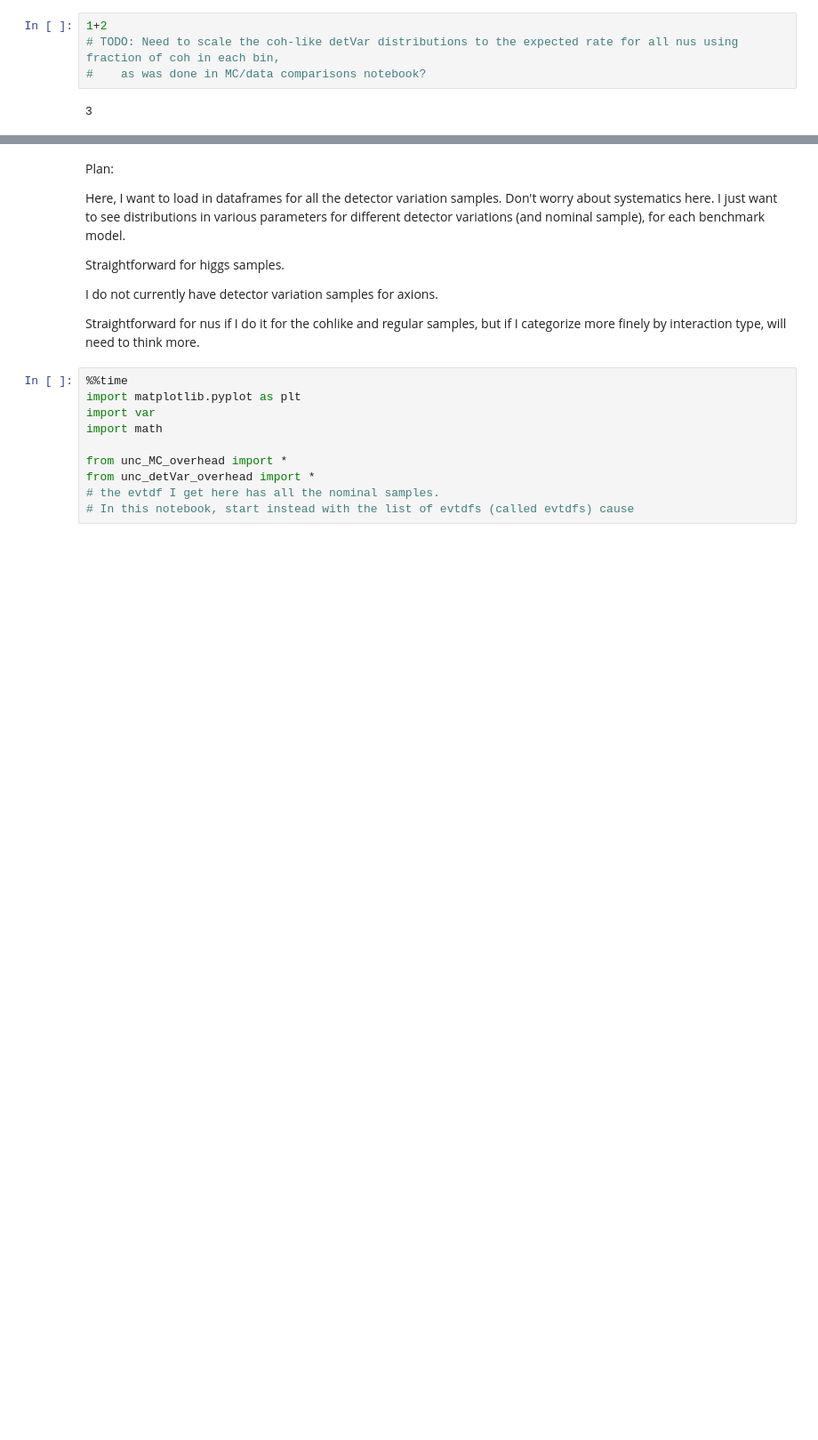
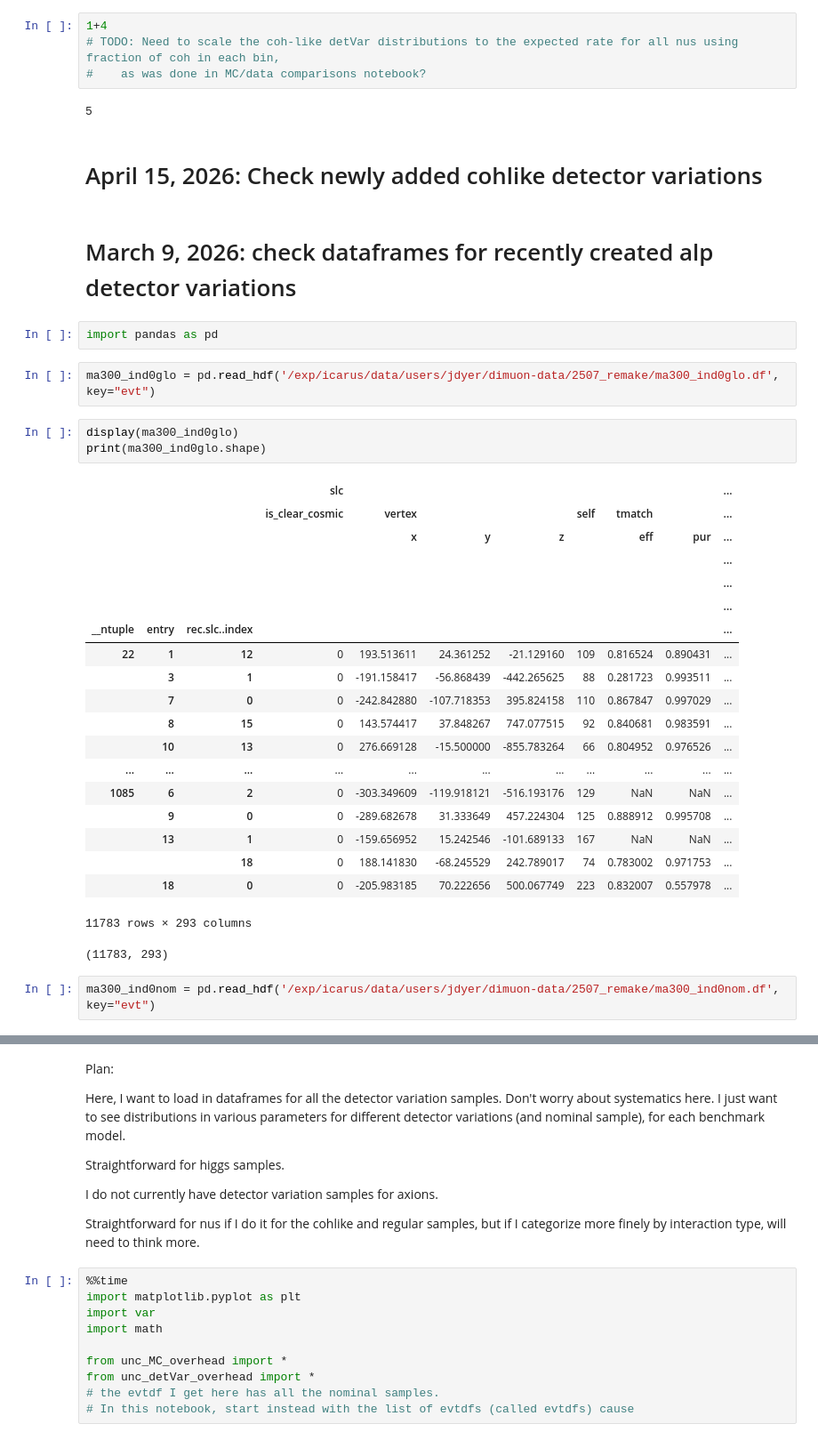
Before and after one commit to SBNSoftware/sbnana, a Jupyter notebook: sbnana/SBNAna/icarus-analysis-villiage/pyana/dimuon-tools/nb/unc_detVar_studies.ipynb, the cells around one changed output, grey strips where cells are left out. Shown at 89% size. Cells and saved outputs as stored; diff of their text form; blank space fills up the shorter version.

Commit message:
branch snapshot April 20, 2026

```diff
--- a/sbnana/SBNAna/icarus-analysis-villiage/pyana/dimuon-tools/nb/unc_detVar_studies.ipynb
+++ b/sbnana/SBNAna/icarus-analysis-villiage/pyana/dimuon-tools/nb/unc_detVar_studies.ipynb
@@ -1,6 +1,40 @@
 # %%
-1+2
+1+4
 # TODO: Need to scale the coh-like detVar distributions to the expected rate for all nus using fraction of coh in each bin,
 #    as was done in MC/data comparisons notebook?
 # %% [output]
-3
+5
+# %% [markdown]
+# April 15, 2026: Check newly added cohlike detector variations
+# %% [markdown]
+# March 9, 2026: check dataframes for recently created alp detector variations
+# %%
+import pandas as pd
+# %%
+ma300_ind0glo = pd.read_hdf('/exp/icarus/data/users/jdyer/dimuon-data/2507_remake/ma300_ind0glo.df', key="evt")
+# %%
+display(ma300_ind0glo)
+print(ma300_ind0glo.shape)
+# %% [output]
+|  |  |  | slc |  |  |  |  |  |  | ... |
+|  |  |  | is_clear_cosmic | vertex |  |  | self | tmatch |  | ... |
+|  |  |  |  | x | y | z |  | eff | pur | ... |
+|  |  |  |  |  |  |  |  |  |  | ... |
+|  |  |  |  |  |  |  |  |  |  | ... |
+|  |  |  |  |  |  |  |  |  |  | ... |
+| __ntuple | entry | rec.slc..index |  |  |  |  |  |  |  | ... |
+| 22 | 1 | 12 | 0 | 193.513611 | 24.361252 | -21.129160 | 109 | 0.816524 | 0.890431 | ... |
+|  | 3 | 1 | 0 | -191.158417 | -56.868439 | -442.265625 | 88 | 0.281723 | 0.993511 | ... |
+|  | 7 | 0 | 0 | -242.842880 | -107.718353 | 395.824158 | 110 | 0.867847 | 0.997029 | ... |
+|  | 8 | 15 | 0 | 143.574417 | 37.848267 | 747.077515 | 92 | 0.840681 | 0.983591 | ... |
+|  | 10 | 13 | 0 | 276.669128 | -15.500000 | -855.783264 | 66 | 0.804952 | 0.976526 | ... |
+| ... | ... | ... | ... | ... | ... | ... | ... | ... | ... | ... |
+| 1085 | 6 | 2 | 0 | -303.349609 | -119.918121 | -516.193176 | 129 | NaN | NaN | ... |
+|  | 9 | 0 | 0 | -289.682678 | 31.333649 | 457.224304 | 125 | 0.888912 | 0.995708 | ... |
+|  | 13 | 1 | 0 | -159.656952 | 15.242546 | -101.689133 | 167 | NaN | NaN | ... |
+|  |  | 18 | 0 | 188.141830 | -68.245529 | 242.789017 | 74 | 0.783002 | 0.971753 | ... |
+|  | 18 | 0 | 0 | -205.983185 | 70.222656 | 500.067749 | 223 | 0.832007 | 0.557978 | ... |
+11783 rows × 293 columns
+(11783, 293)
+# %%
+ma300_ind0nom = pd.read_hdf('/exp/icarus/data/users/jdyer/dimuon-data/2507_remake/ma300_ind0nom.df', key="evt")
```
Also changed, not shown: parts of 2 cells of this notebook, 15 other files.
